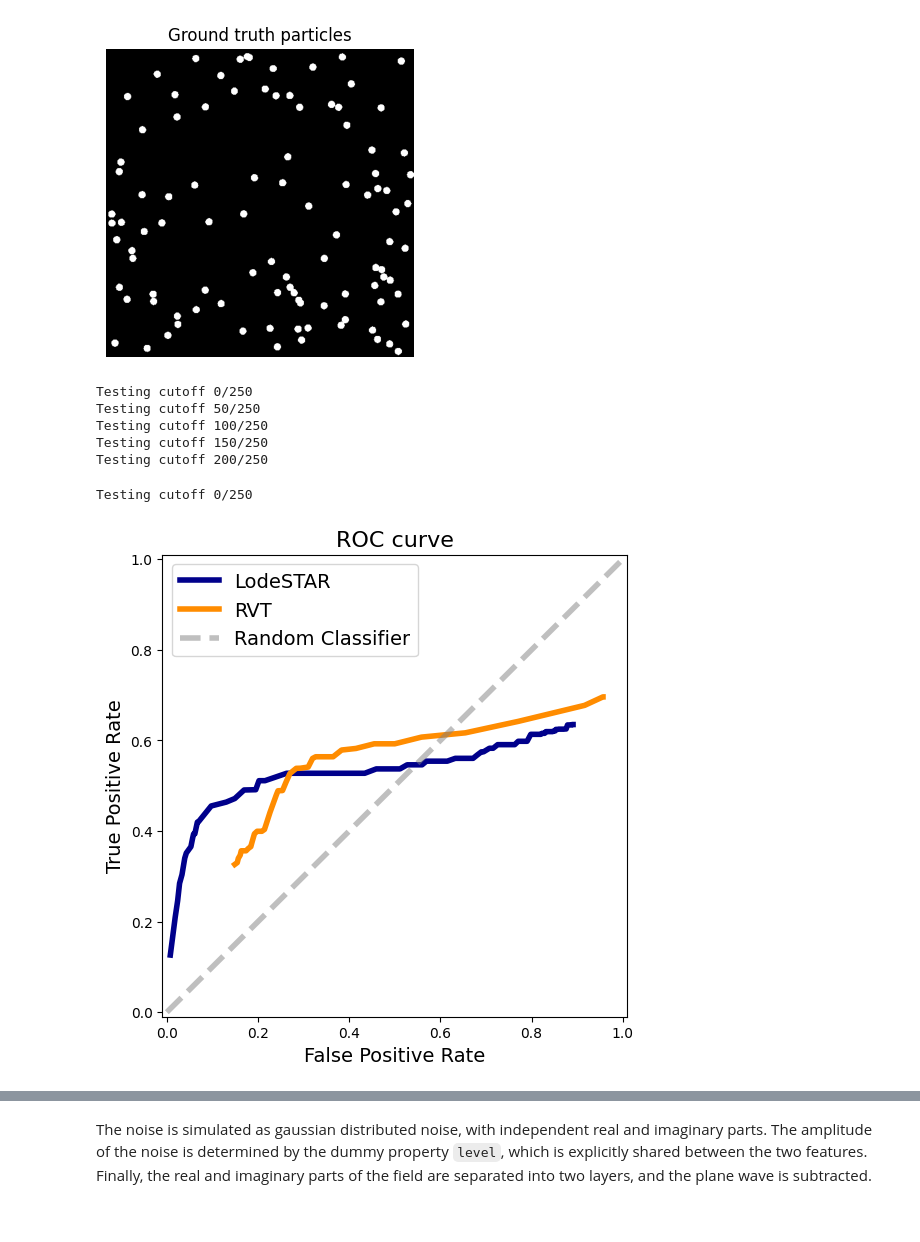
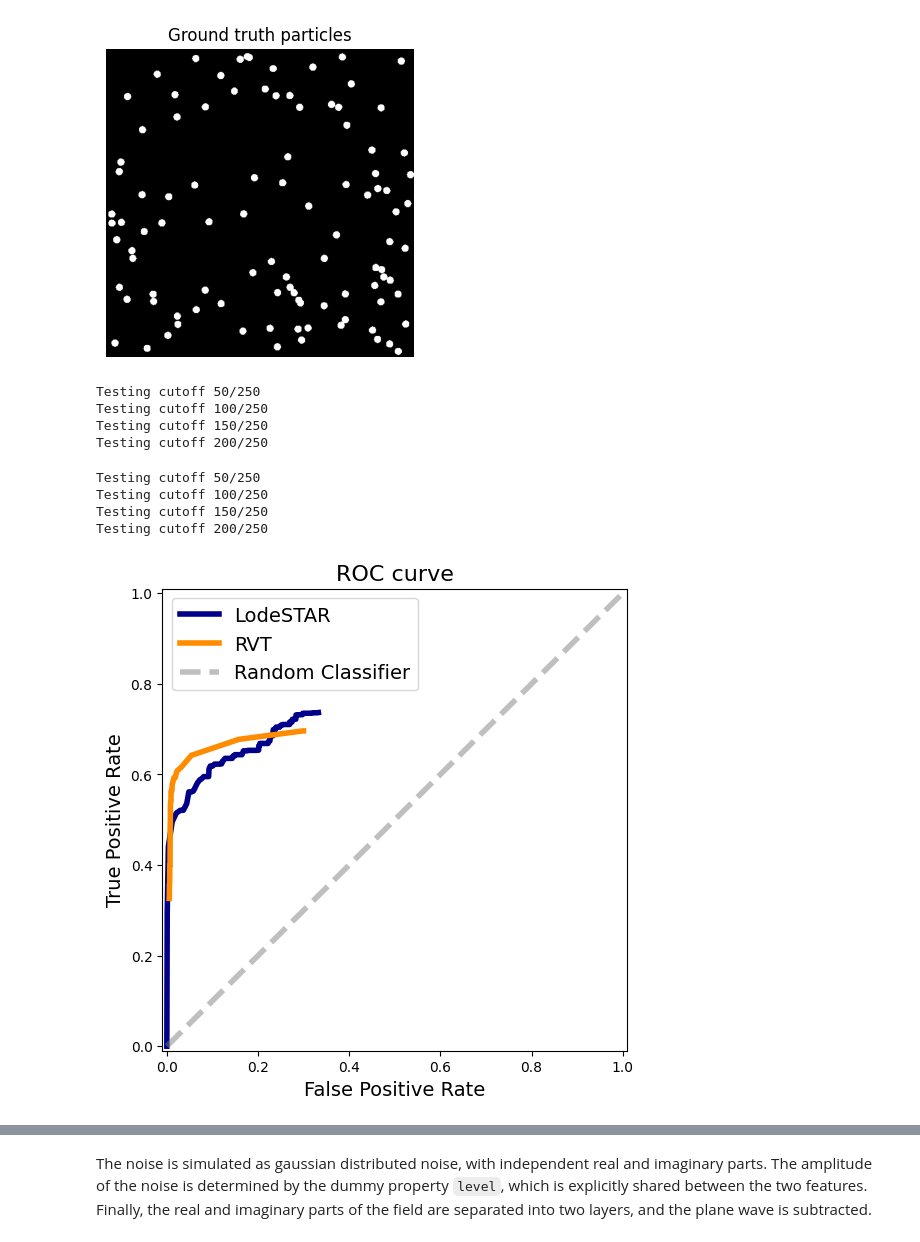
Before and after one commit to softmatterlab/OpticalCharacterizationNanoparticles, a Jupyter notebook: example_analysis/Brightfield_analysis.ipynb, the cells around one changed output, grey strips where cells are left out. Cells and saved outputs as stored; diff of their text form; code cells hidden in the pictures.

```diff
--- a/example_analysis/Brightfield_analysis.ipynb
+++ b/example_analysis/Brightfield_analysis.ipynb
@@ -229,6 +228,6 @@ plt.show()
 # %%
 alpha = 0.5
-beta = 0.3
+beta = 0.5
 cutoff = 0.90
 mode = "quantile"#"constant"
 
@@ -251,13 +252,11 @@ Both methods have a dependence on the threshold chosen. Down below we analyze th
 # %%
-import scipy
-
 radius = 6 # Radius of the particle in pixels
 centroids = labels[:, :2] # We use the labels as the ground truth
 n_values = 250 # Number of values to test the threshold
 
 # We create the arrays to store the results
-TP_l, FP_l, FN_l, F1_l = np.zeros(n_values), np.zeros(n_values), np.zeros(n_values), np.zeros(n_values)
-TP_c, FP_c, FN_c, F1_c = np.zeros(n_values), np.zeros(n_values), np.zeros(n_values), np.zeros(n_values)
+TP_l, FP_l, FN_l, TN_l, F1_l = np.zeros(n_values), np.zeros(n_values), np.zeros(n_values), np.zeros(n_values), np.zeros(n_values)
+TP_c, FP_c, FN_c, TN_c, F1_c = np.zeros(n_values), np.zeros(n_values), np.zeros(n_values), np.zeros(n_values), np.zeros(n_values)
 mask = np.zeros_like(data[...,1])
 # %%
 def add_bin_circles(positions, radius, image):
@@ -279,14 +278,15 @@ Text(0.5, 1.0, 'Ground truth particles')
 [figure]
 # %%
 ### For LodeSTAR
-cutoff_values_l = np.linspace(0.5, 0.999, n_values)
+cutoff_values_l = np.linspace(0, 1, n_values)
 
 alpha = 0.5
 beta = 0.3
 mode = "quantile"
 
 for i, cutoff in enumerate(cutoff_values_l):
-    if i % 50 == 0: print(f"Testing cutoff {i}/{n_values}")
+    if i % 50 == 0 and i > 0:
+        print(f"Testing cutoff {i}/{n_values}")
 
     torch_image = torch.from_numpy(data).permute(2, 0, 1).unsqueeze(0).float()
     detections = lodestar.detect(torch_image, alpha=alpha, beta=beta,
@@ -305,15 +305,17 @@ for i, cutoff in enumerate(cutoff_values_l):
     FP = np.sum(mask_tmp) - TP
     # False negatives - Ground truth particles that were not detected
     FN = np.sum(GT_particles) - TP
+    # True negatives - Background that is correctly classified
+    TN = np.sum((1 - mask_tmp) * (1 - GT_particles))
     # F1 score
     F1 = 2 * TP / (2 * TP + FP + FN)
 
     TP_l[i] = TP
     FP_l[i] = FP
     FN_l[i] = FN
+    TN_l[i] = TN
     F1_l[i] = F1
 # %% [output]
-Testing cutoff 0/250
 Testing cutoff 50/250
 Testing cutoff 100/250
 Testing cutoff 150/250
@@ -323,7 +325,8 @@ Testing cutoff 200/250
 cutoff_values_c = np.linspace(-0.5, 3, n_values)
 
 for i, cutoff in enumerate(cutoff_values_c):
-    if i % 50 == 0: print(f"Testing cutoff {i}/{n_values}")
+    if i % 50 == 0 and i > 0 :
+        print(f"Testing cutoff {i}/{n_values}")
 
     detections = rvt_pipeline(data, rmin = rmin, rmax = rmax, th_scale = cutoff)
 
@@ -340,36 +343,42 @@ for i, cutoff in enumerate(cutoff_values_c):
     FP = np.sum(mask_tmp) - TP
     # False negatives - Ground truth particles that were not detected
     FN = np.sum(GT_particles) - TP
+    # True negatives - Background that is correctly classified
+    TN = np.sum((1 - mask_tmp) * (1 - GT_particles))
     # F1 score
     F1 = 2 * TP / (2 * TP + FP + FN)
 
     TP_c[i] = TP
     FP_c[i] = FP
     FN_c[i] = FN
+    TN_c[i] = TN
     F1_c[i] = F1
 # %% [output]
-Testing cutoff 0/250
+Testing cutoff 50/250
+Testing cutoff 100/250
+Testing cutoff 150/250
+Testing cutoff 200/250
 # %%
 # ROC
 TPR_l = TP_l / (TP_l + FN_l)
-FPR_l = FP_l / (FP_l + FN_l)
+FPR_l = FP_l / (FP_l + TN_l)
 
 TPR_c = TP_c / (TP_c + FN_c)
-FPR_c = FP_c / (FP_c + FN_c)
+FPR_c = FP_c / (FP_c + TN_c)
 
 plt.figure(figsize=(6, 6))
 plt.plot(FPR_l, TPR_l, label="LodeSTAR", linestyle="-", color = 'darkblue', linewidth=4)
 plt.plot(FPR_c, TPR_c, label="RVT", linestyle="-", color = 'darkorange', linewidth=4)
 plt.plot([0, 1], [0, 1], linestyle="--", color="gray", label="Random Classifier", linewidth=4, alpha = 0.5)
 plt.xlim(-0.01, 1.01)
 plt.ylim(-0.01, 1.01)
 plt.legend(fontsize=14)
 plt.xlabel("False Positive Rate", fontsize=14)
 plt.ylabel("True Positive Rate", fontsize=14)
 plt.title("ROC curve", fontsize=16)
 plt.show()
 # %% [output]
-[figure, old version]
+[figure, new version]
 # %%
 # F1 score
 plt.figure(figsize=(6, 6))
```
Also changed, not shown: parts of 70 cells of this notebook.
